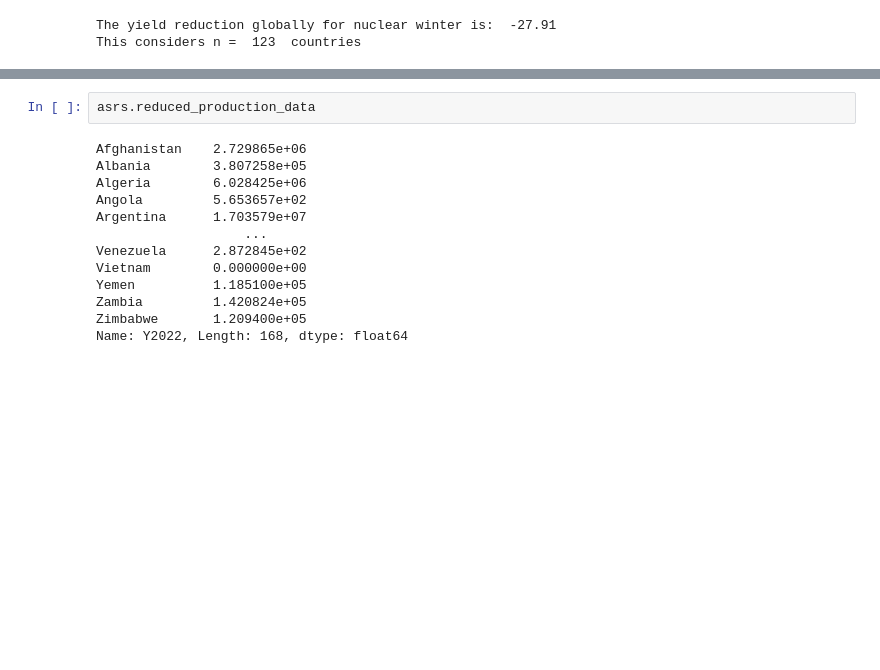
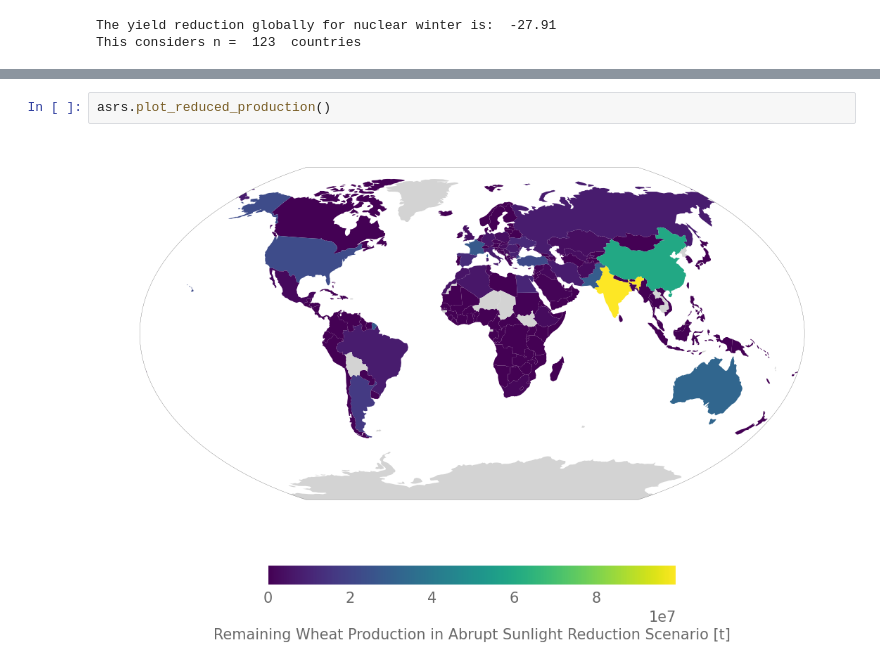
Before and after one commit to florianjehn/pytradeshifts, a Jupyter notebook: scripts/Supplemental Analysis/production_changes.ipynb, the cells around one changed output, grey strips where cells are left out. Drawn from its saved outputs; the diff is of its cells as text; blank space fills up the shorter version.

Commit message:
Added absolute food production plots

```diff
--- a/scripts/Supplemental Analysis/production_changes.ipynb
+++ b/scripts/Supplemental Analysis/production_changes.ipynb
@@ -67,18 +69,7 @@ Removed countries with trade below the 75th percentile.
 Applied scenario Abrupt Sunlight Reduction Scenario.
 Built trade graph.
 Found 7 trade communities.
-# %%
-asrs.reduced_production_data
-# %% [output]
-Afghanistan    2.729865e+06
-Albania        3.807258e+05
-Algeria        6.028425e+06
-Angola         5.653657e+02
-Argentina      1.703579e+07
-                   ...
-Venezuela      2.872845e+02
-Vietnam        0.000000e+00
-Yemen          1.185100e+05
-Zambia         1.420824e+05
-Zimbabwe       1.209400e+05
-Name: Y2022, Length: 168, dtype: float64
+# %%
+asrs.plot_reduced_production()
+# %% [output]
+[figure, added]
```
Also changed, not shown: parts of 2 cells of this notebook, 1 other file.
